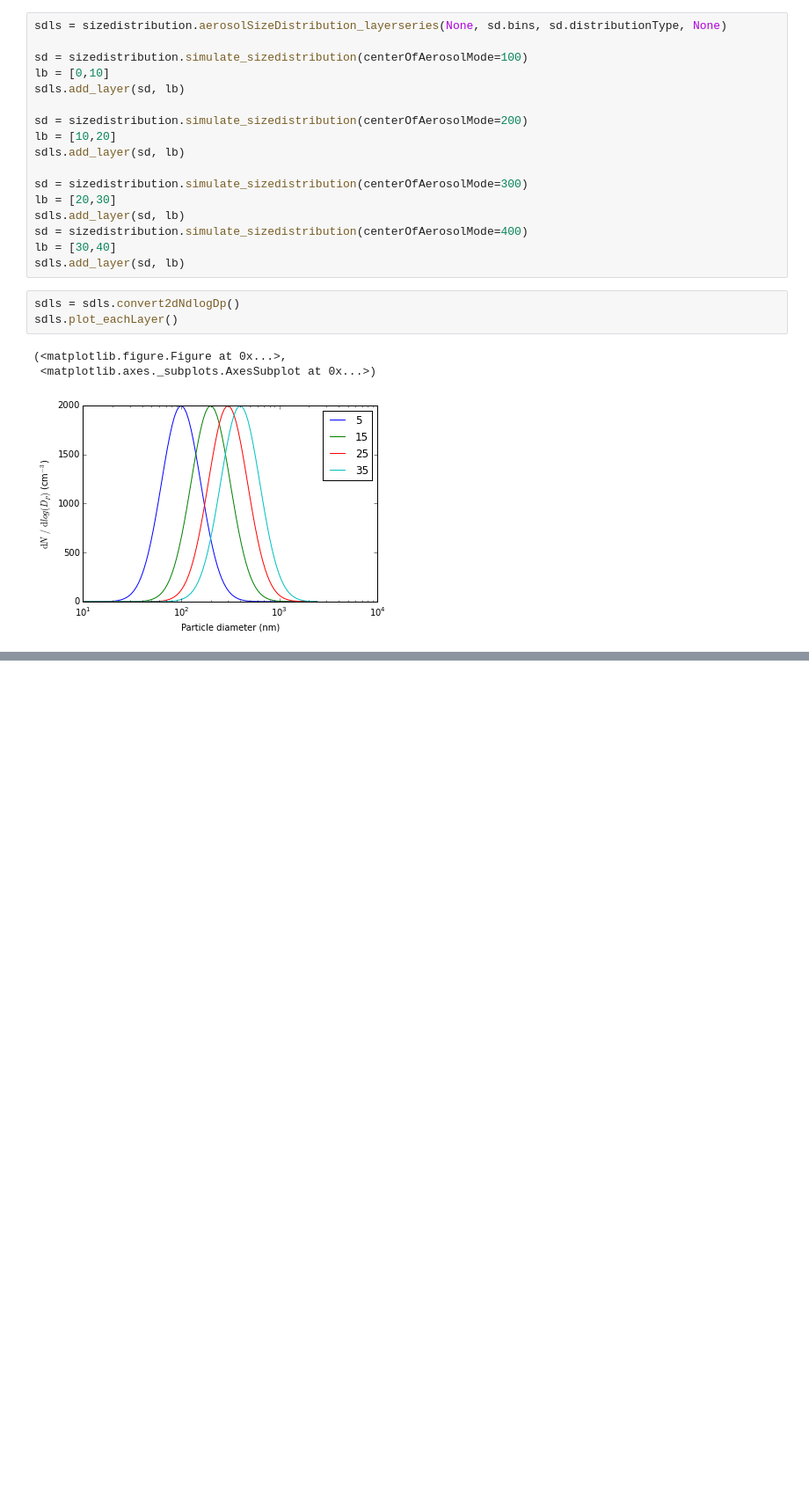
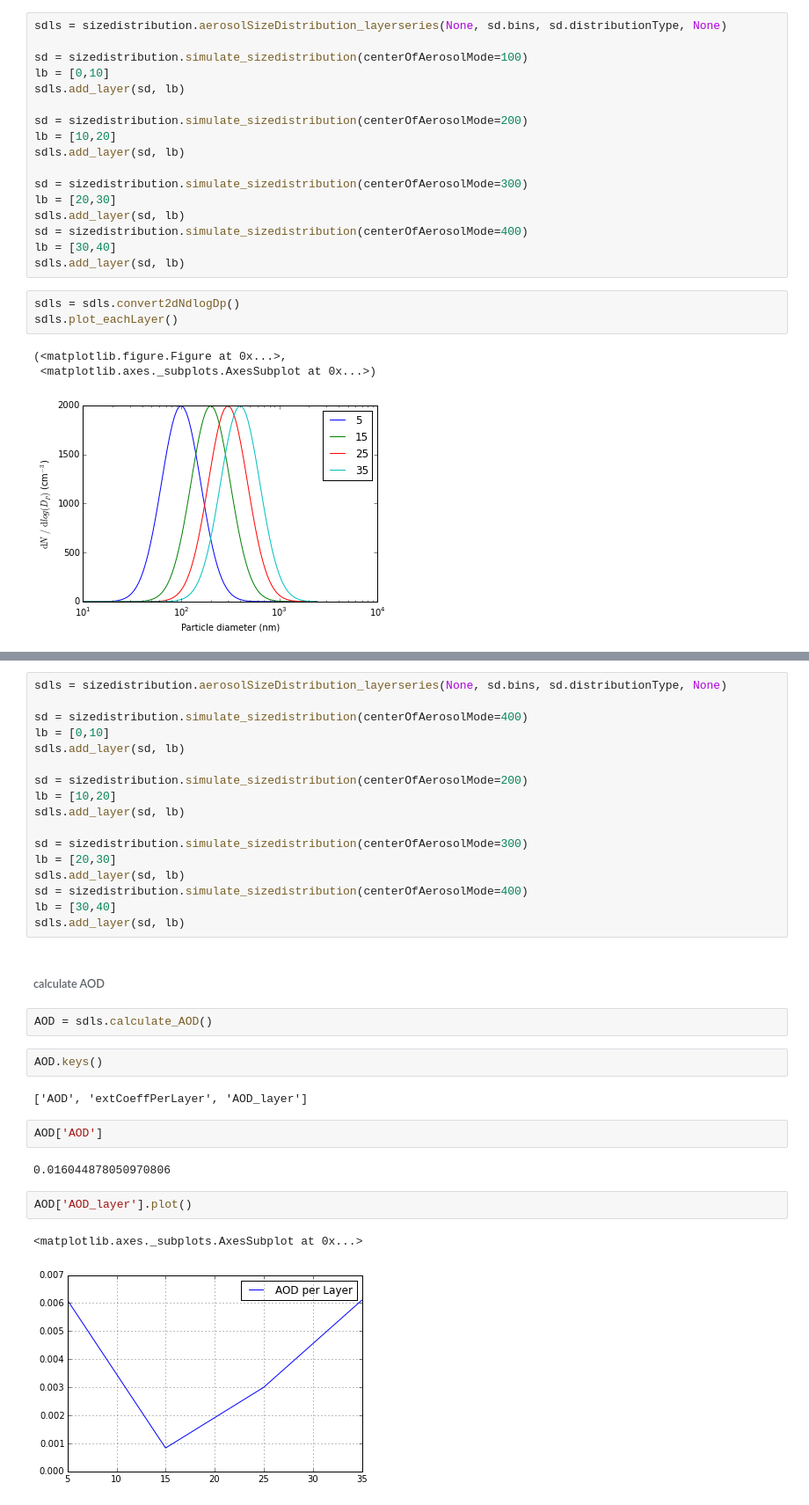
Before and after one commit to wblumberg/atm-py, a Jupyter notebook: examples/size_distribution.ipynb, the cells around one changed output, grey strips where cells are left out. Shown at 88% size. Cells and saved outputs as stored; diff of their text form; blank space fills up the shorter version.

Commit message:
new feature: calculate AOD from aersollayerseries

```diff
--- a/examples/size_distribution.ipynb
+++ b/examples/size_distribution.ipynb
@@ -154,0 +135,34 @@ reload(sizedistribution)
+# %%
+sdls = sizedistribution.aerosolSizeDistribution_layerseries(None, sd.bins, sd.distributionType, None)
+
+sd = sizedistribution.simulate_sizedistribution(centerOfAerosolMode=400)
+lb = [0,10]
+sdls.add_layer(sd, lb)
+
+sd = sizedistribution.simulate_sizedistribution(centerOfAerosolMode=200)
+lb = [10,20]
+sdls.add_layer(sd, lb)
+
+sd = sizedistribution.simulate_sizedistribution(centerOfAerosolMode=300)
+lb = [20,30]
+sdls.add_layer(sd, lb)
+sd = sizedistribution.simulate_sizedistribution(centerOfAerosolMode=400)
+lb = [30,40]
+sdls.add_layer(sd, lb)
+# %% [markdown]
+###### calculate AOD
+# %%
+AOD = sdls.calculate_AOD()
+# %%
+AOD.keys()
+# %% [output]
+['AOD', 'extCoeffPerLayer', 'AOD_layer']
+# %%
+AOD['AOD']
+# %% [output]
+0.016044878050970806
+# %%
+AOD['AOD_layer'].plot()
+# %% [output]
+<matplotlib.axes._subplots.AxesSubplot at 0x...>
+[figure, added]
```
Also changed, not shown: parts of 12 cells of this notebook, 1 other file.
